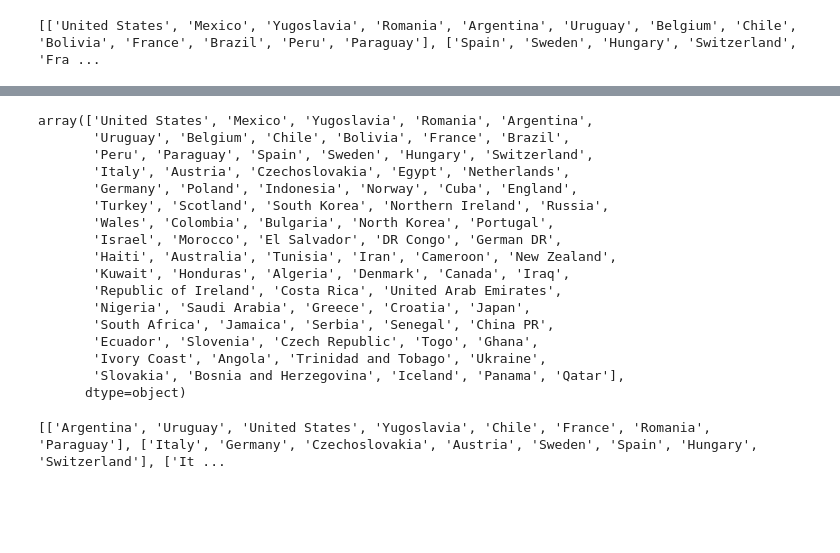
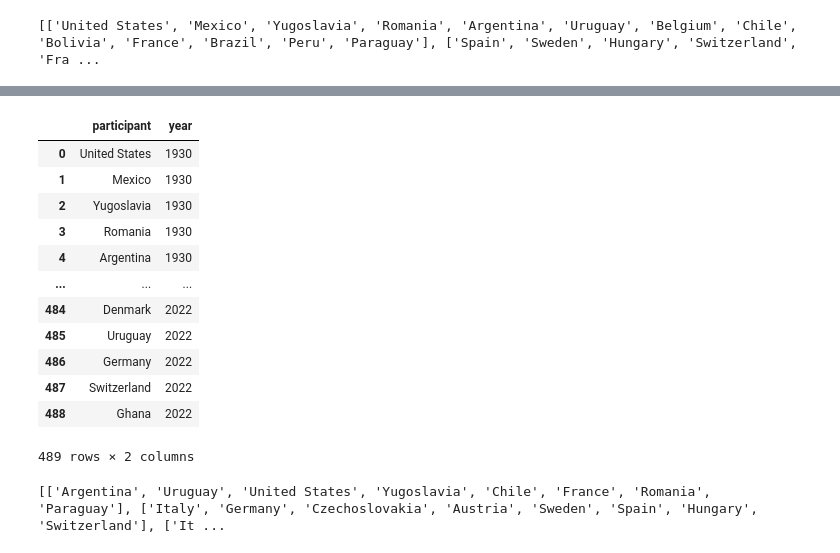
Before and after one commit to LuisST-2000/Extraccion-de-Data, a Jupyter notebook: Data_Football.ipynb, the cells around one changed output, grey strips where cells are left out. Saved outputs shown, nothing was run; the diff lists cells and outputs as text; code cells hidden in the pictures; blank space fills up the shorter version.

```diff
--- a/Data_Football.ipynb
+++ b/Data_Football.ipynb
@@ -414,24 +397,20 @@ print(dates_to_nums_split)
 # %%
 new_data_football = pd.DataFrame(zip(total_teams_by_year_split, dates_to_nums_split), columns = ['participant','year'])
-new_data_football.participant.unique()
+new_data_football
 # %% [output]
+|  | participant | year |
+| 0 | United States | 1930 |
+| 1 | Mexico | 1930 |
+| 2 | Yugoslavia | 1930 |
+| 3 | Romania | 1930 |
+| 4 | Argentina | 1930 |
+| ... | ... | ... |
+| 484 | Denmark | 2022 |
+| 485 | Uruguay | 2022 |
+| 486 | Germany | 2022 |
+| 487 | Switzerland | 2022 |
+| 488 | Ghana | 2022 |
-array(['United States', 'Mexico', 'Yugoslavia', 'Romania', 'Argentina',
-       'Uruguay', 'Belgium', 'Chile', 'Bolivia', 'France', 'Brazil',
-       'Peru', 'Paraguay', 'Spain', 'Sweden', 'Hungary', 'Switzerland',
-       'Italy', 'Austria', 'Czechoslovakia', 'Egypt', 'Netherlands',
-       'Germany', 'Poland', 'Indonesia', 'Norway', 'Cuba', 'England',
-       'Turkey', 'Scotland', 'South Korea', 'Northern Ireland', 'Russia',
-       'Wales', 'Colombia', 'Bulgaria', 'North Korea', 'Portugal',
-       'Israel', 'Morocco', 'El Salvador', 'DR Congo', 'German DR',
-       'Haiti', 'Australia', 'Tunisia', 'Iran', 'Cameroon', 'New Zealand',
-       'Kuwait', 'Honduras', 'Algeria', 'Denmark', 'Canada', 'Iraq',
-       'Republic of Ireland', 'Costa Rica', 'United Arab Emirates',
-       'Nigeria', 'Saudi Arabia', 'Greece', 'Croatia', 'Japan',
-       'South Africa', 'Jamaica', 'Serbia', 'Senegal', 'China PR',
-       'Ecuador', 'Slovenia', 'Czech Republic', 'Togo', 'Ghana',
-       'Ivory Coast', 'Angola', 'Trinidad and Tobago', 'Ukraine',
-       'Slovakia', 'Bosnia and Herzegovina', 'Iceland', 'Panama', 'Qatar'],
-      dtype=object)
+489 rows × 2 columns
 # %%
 quarters = []
 for year in worldcup_years:
```
Also changed, not shown: parts of 7 cells of this notebook.
